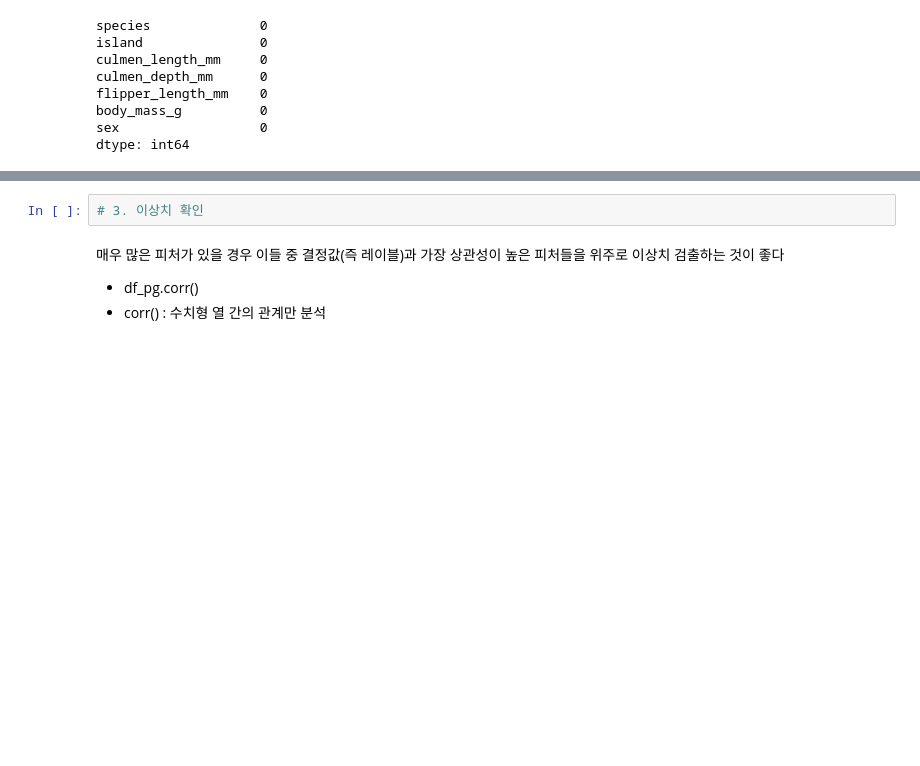
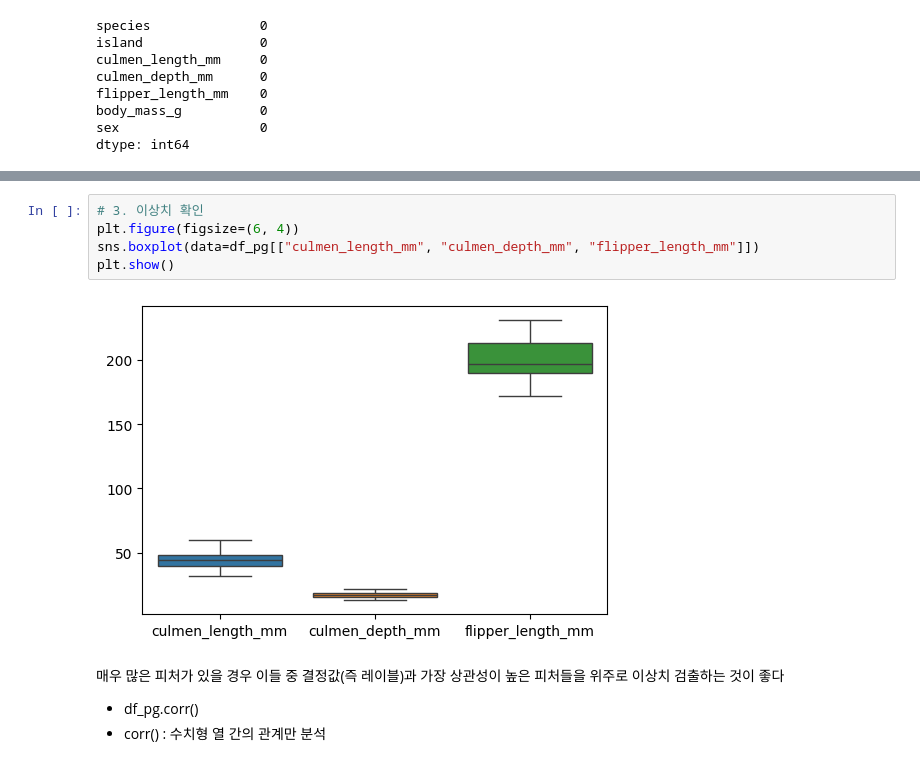
Before and after one commit to zzangyoon/Machine-Learning, a Jupyter notebook: 2_practice_titanic.ipynb, the cells around one changed output, grey strips where cells are left out. Cells and saved outputs as stored; diff of their text form; blank space fills up the shorter version.

```diff
--- a/2_practice_titanic.ipynb
+++ b/2_practice_titanic.ipynb
@@ -368,5 +373,10 @@ dtype: int64
 # %%
 # 3. 이상치 확인
+plt.figure(figsize=(6, 4))
+sns.boxplot(data=df_pg[["culmen_length_mm", "culmen_depth_mm", "flipper_length_mm"]])
+plt.show()
+# %% [output]
+[figure, added]
 # %% [markdown]
 매우 많은 피처가 있을 경우 이들 중 결정값(즉 레이블)과 가장 상관성이 높은 피처들을 위주로 이상치 검출하는 것이 좋다
 - df_pg.corr()
```
Also changed, not shown: parts of 4 cells of this notebook.
